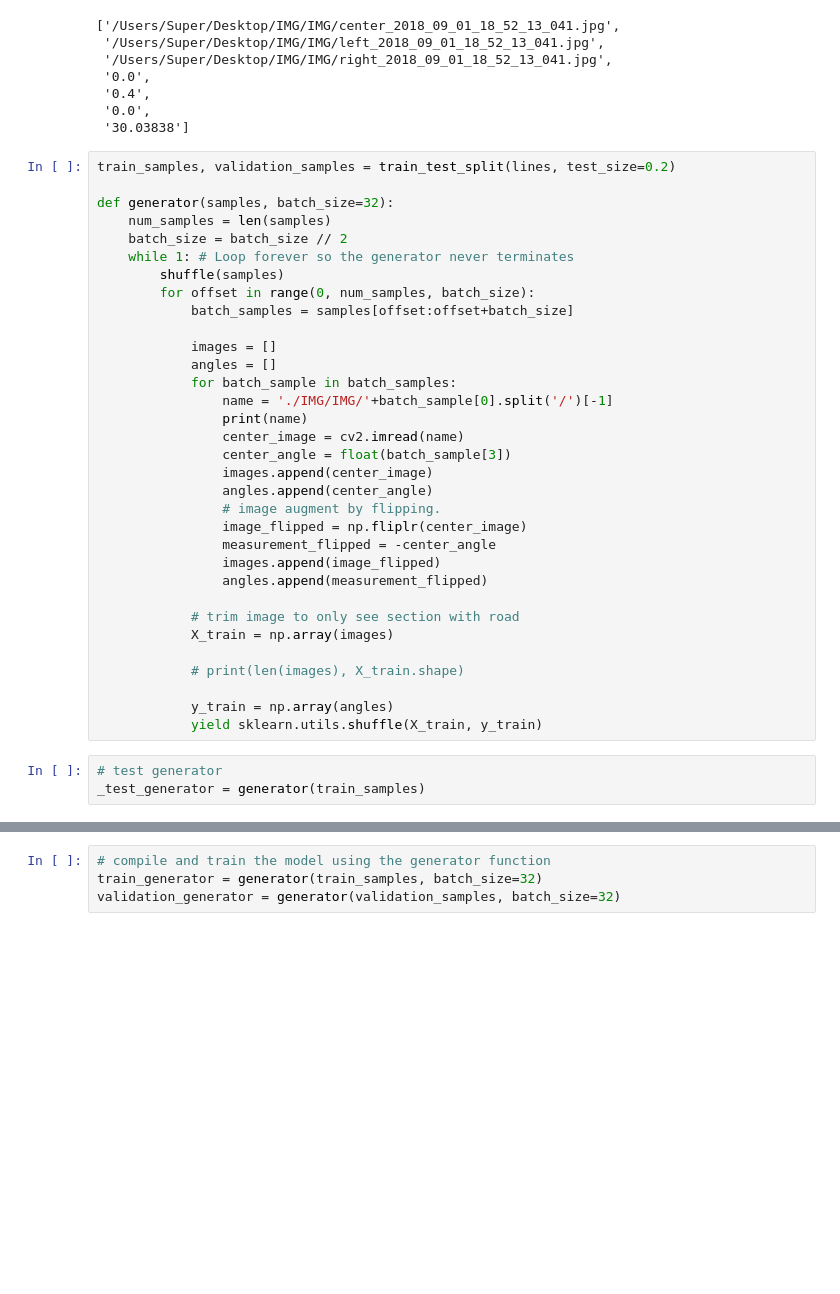
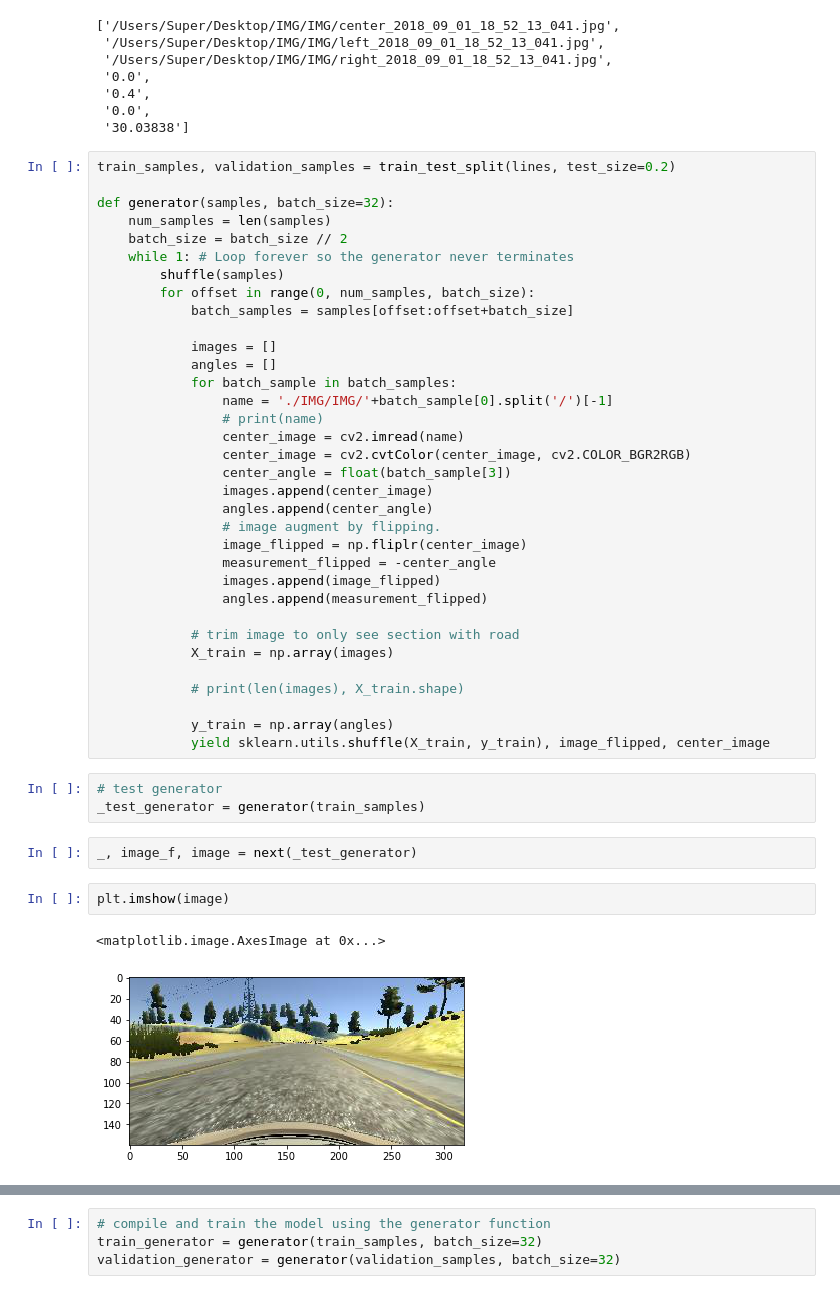
Before and after one commit to Bovey0809/CarND-Behavioral-Cloning-P3, a Jupyter notebook: generator.ipynb, the cells around one changed output, grey strips where cells are left out. Saved outputs shown, nothing was run; the diff lists cells and outputs as text; blank space fills up the shorter version.

```diff
--- a/generator.ipynb
+++ b/generator.ipynb
@@ -74,8 +74,9 @@ def generator(samples, batch_size=32):
             angles = []
             for batch_sample in batch_samples:
                 name = './IMG/IMG/'+batch_sample[0].split('/')[-1]
-                print(name)
+                # print(name)
                 center_image = cv2.imread(name)
+                center_image = cv2.cvtColor(center_image, cv2.COLOR_BGR2RGB)
                 center_angle = float(batch_sample[3])
                 images.append(center_image)
                 angles.append(center_angle)
@@ -91,7 +92,14 @@ def generator(samples, batch_size=32):
             # print(len(images), X_train.shape)
 
             y_train = np.array(angles)
-            yield sklearn.utils.shuffle(X_train, y_train)
+            yield sklearn.utils.shuffle(X_train, y_train), image_flipped, center_image
 # %%
 # test generator
 _test_generator = generator(train_samples)
+# %%
+_, image_f, image = next(_test_generator)
+# %%
+plt.imshow(image)
+# %% [output]
+<matplotlib.image.AxesImage at 0x...>
+[figure, added]
```
Also changed, not shown: parts of 5 cells of this notebook.
